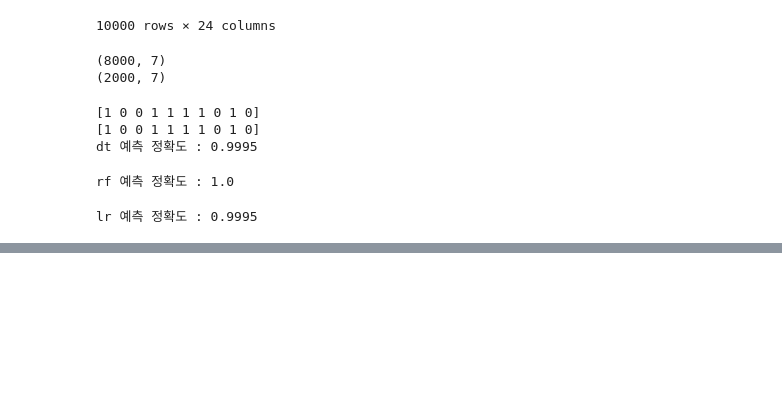
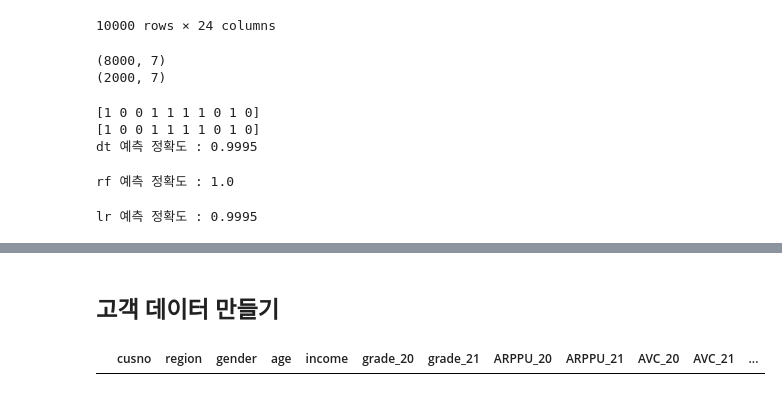
Before and after one commit to zivary/Working-with-data, a Jupyter notebook: 고객거래데이터_cakd_07_맛집트레블러.ipynb, the cells around one changed output, grey strips where cells are left out. Cells and saved outputs as stored; diff of their text form; code cells hidden in the pictures; blank space fills up the shorter version.

```diff
--- a/고객거래데이터_cakd_07_맛집트레블러.ipynb
+++ b/고객거래데이터_cakd_07_맛집트레블러.ipynb
@@ -446,0 +445,8 @@ random.seed(0)
+# %% [markdown]
+## 고객 데이터 만들기
+# %%
+customer = pd.DataFrame(columns=['cusno', 'region', 'gender', 'age',  'income', 'grade_20',
+                        'grade_21', 'ARPPU_20', 'ARPPU_21', 'AVC_20', 'AVC_21', 'ASC_20', 'ASC_21'])
+customer
+# %% [output]
+|  | cusno | region | gender | age | income | grade_20 | grade_21 | ARPPU_20 | ARPPU_21 | AVC_20 | AVC_21 | ... |
```
Also changed, not shown: parts of 39 cells of this notebook.
